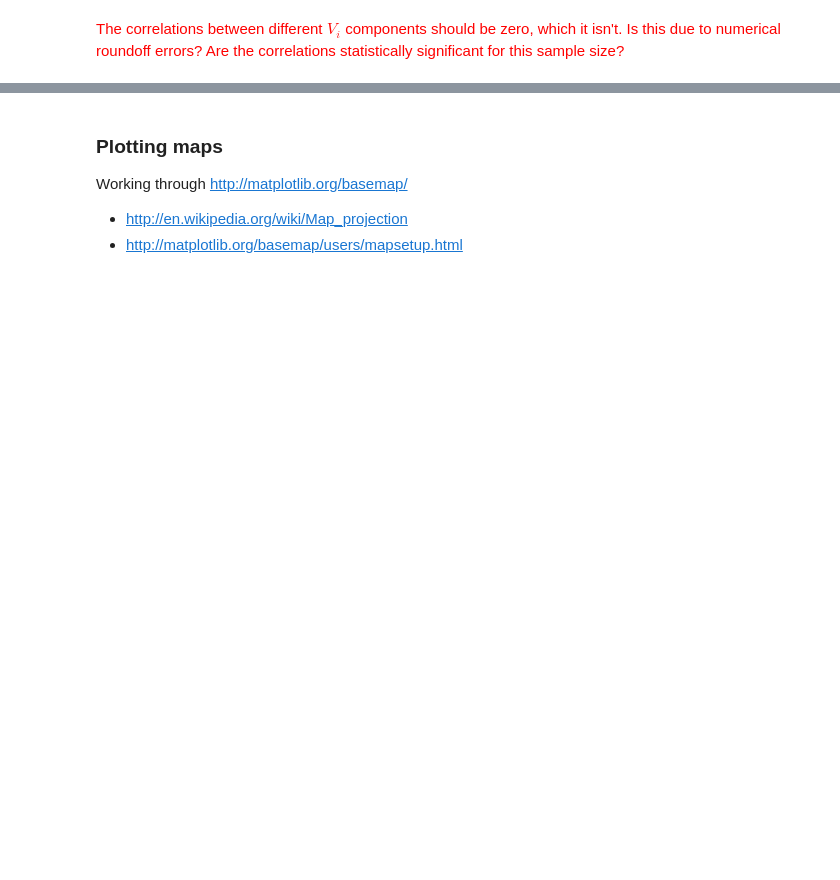
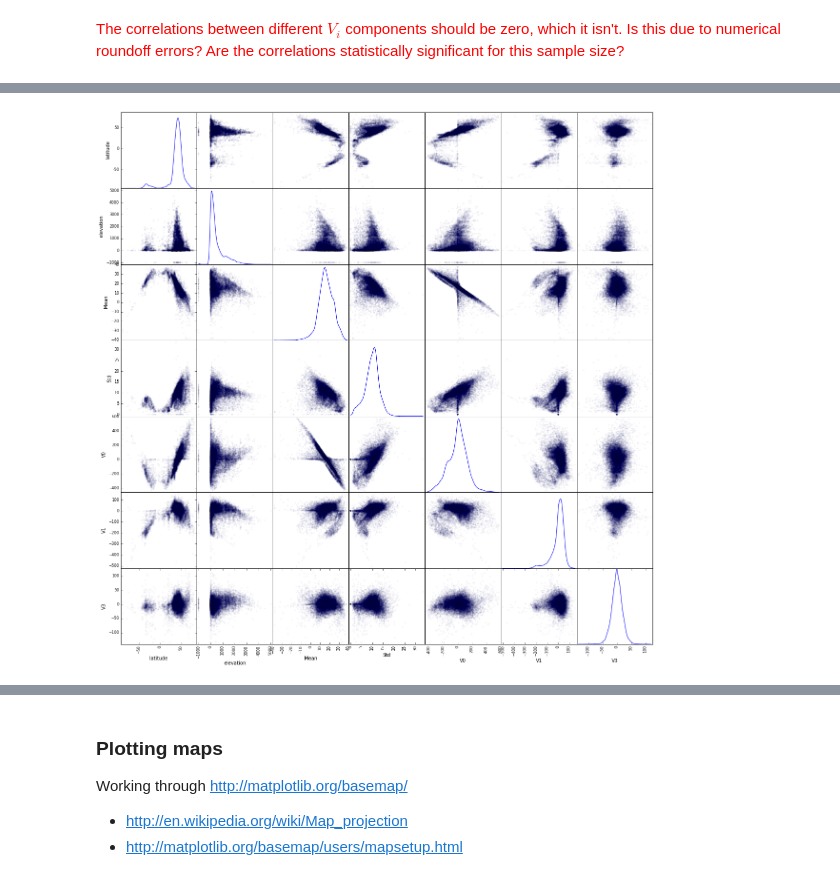
Before and after one commit to chetangandotra/DSE200-notebooks, a Jupyter notebook: day_3_models_and_learning/02_Weather Analysis.ipynb, the cells around one changed output, grey strips where cells are left out. Drawn from its saved outputs; the diff is of its cells as text; code cells hidden in the pictures; blank space fills up the shorter version.

```diff
--- a/day_3_models_and_learning/02_Weather Analysis.ipynb
+++ b/day_3_models_and_learning/02_Weather Analysis.ipynb
@@ -82,7 +122,7 @@ G=Data.loc[:,days]
 G[G<-400]=np.nan
 G[G>500]=np.nan
 G=G/10
-Data.ix[:,days]=G
+Data.loc[:,days]=G
 G=G.transpose()
 # %%
 # compute the histogram
@@ -284,7 +471,9 @@ abs(Djoined[['latitude','elevation','Mean','Std','V0','V1','V2','V3','V4','V5']]
 # %%
 from pandas.tools.plotting import scatter_matrix
-df = Djoined.ix[:,['latitude','elevation','Mean','Std','V0','V1','V2','V3','V4','V5']]
+df = Djoined.ix[:,['latitude','elevation','Mean','Std','V0','V1','V3']]
 scatter_matrix(df, alpha=0.03, figsize=(20, 20), diagonal='kde');
+# %% [output]
+[figure, added]
 # %%
 X='latitude'
 Djoined.ix[:,X].hist(bins=100);
```
Also changed, not shown: parts of 38 cells of this notebook.
